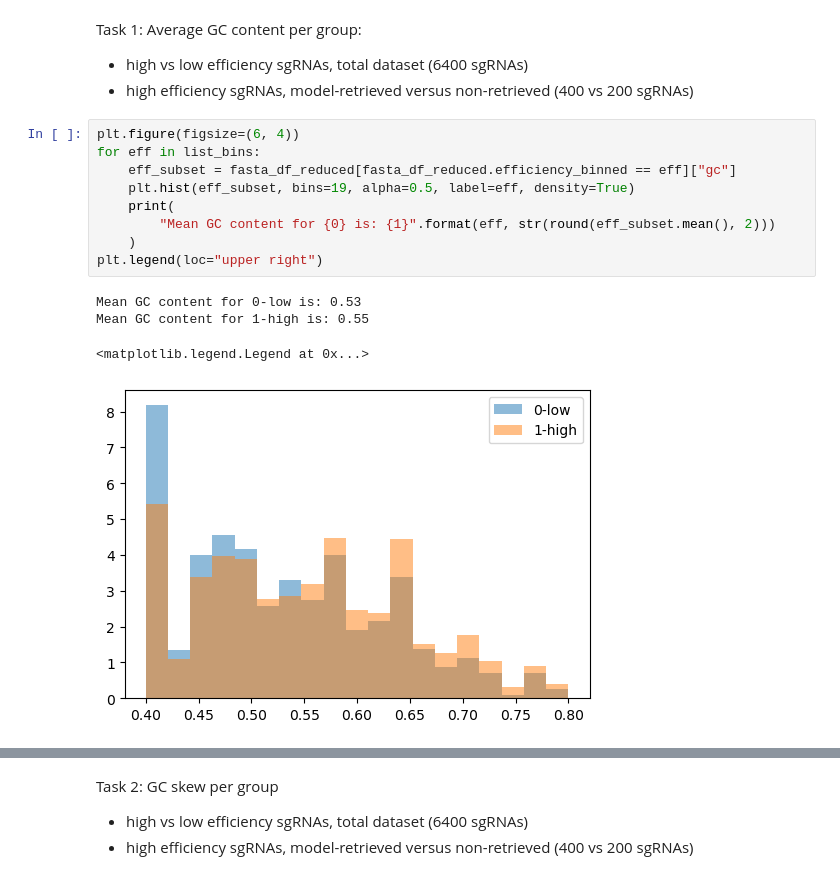
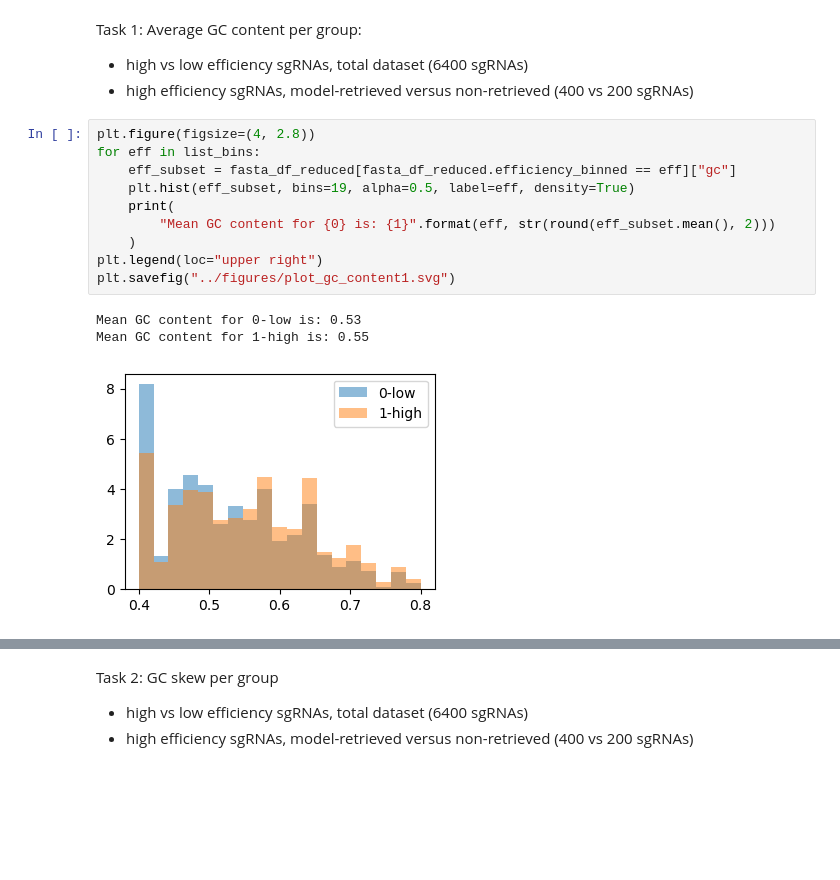
Before and after one commit to m-jahn/R-notebook-crispri-lib, a Jupyter notebook: sgRNA_library_V2/pipeline/sgRNA_ML_analysis.ipynb, the cells around one changed output, grey strips where cells are left out. Drawn from its saved outputs; the diff is of its cells as text; blank space fills up the shorter version.

```diff
--- a/sgRNA_library_V2/pipeline/sgRNA_ML_analysis.ipynb
+++ b/sgRNA_library_V2/pipeline/sgRNA_ML_analysis.ipynb
@@ -1116,17 +1124,17 @@ Task 1: Average GC content per group:
 - high vs low efficiency sgRNAs, total dataset (6400 sgRNAs)
 - high efficiency sgRNAs, model-retrieved versus non-retrieved (400 vs 200 sgRNAs)
 # %%
-plt.figure(figsize=(6, 4))
+plt.figure(figsize=(4, 2.8))
 for eff in list_bins:
     eff_subset = fasta_df_reduced[fasta_df_reduced.efficiency_binned == eff]["gc"]
     plt.hist(eff_subset, bins=19, alpha=0.5, label=eff, density=True)
     print(
         "Mean GC content for {0} is: {1}".format(eff, str(round(eff_subset.mean(), 2)))
     )
 plt.legend(loc="upper right")
+plt.savefig("../figures/plot_gc_content1.svg")
 # %% [output]
 Mean GC content for 0-low is: 0.53
 Mean GC content for 1-high is: 0.55
-<matplotlib.legend.Legend at 0x...>
-[figure, old version]
+[figure, new version]
 # %%
```
Also changed, not shown: parts of 21 cells of this notebook, 2 other files.
